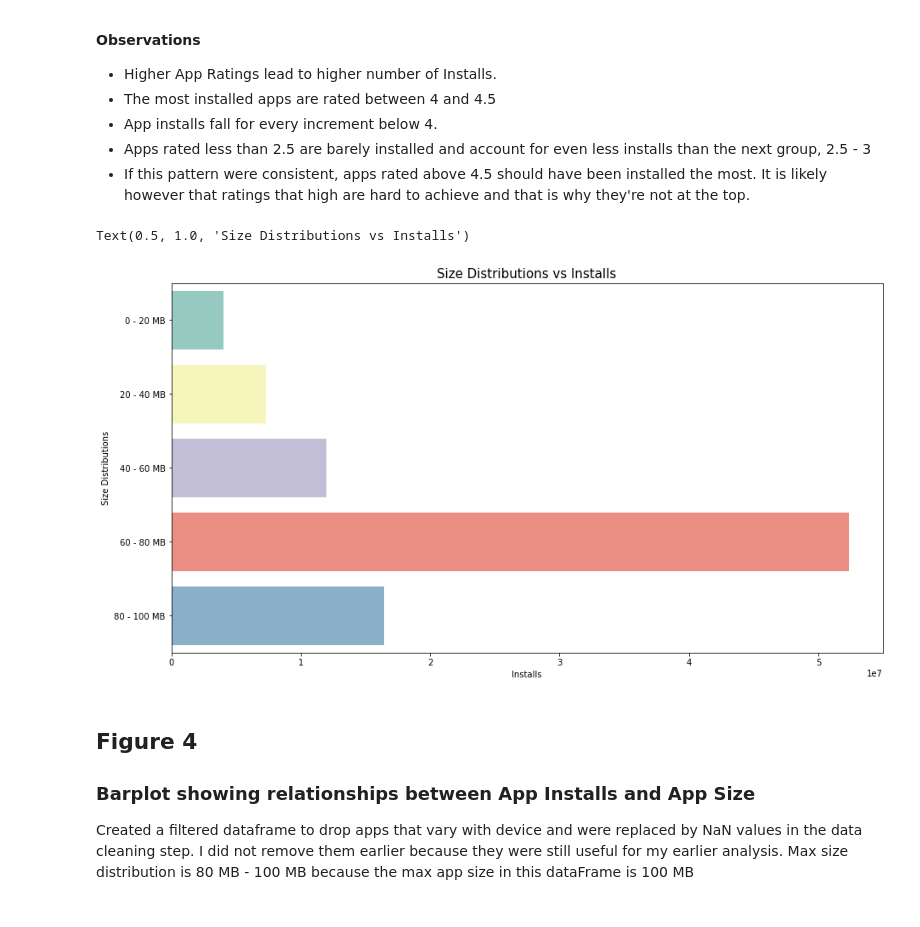
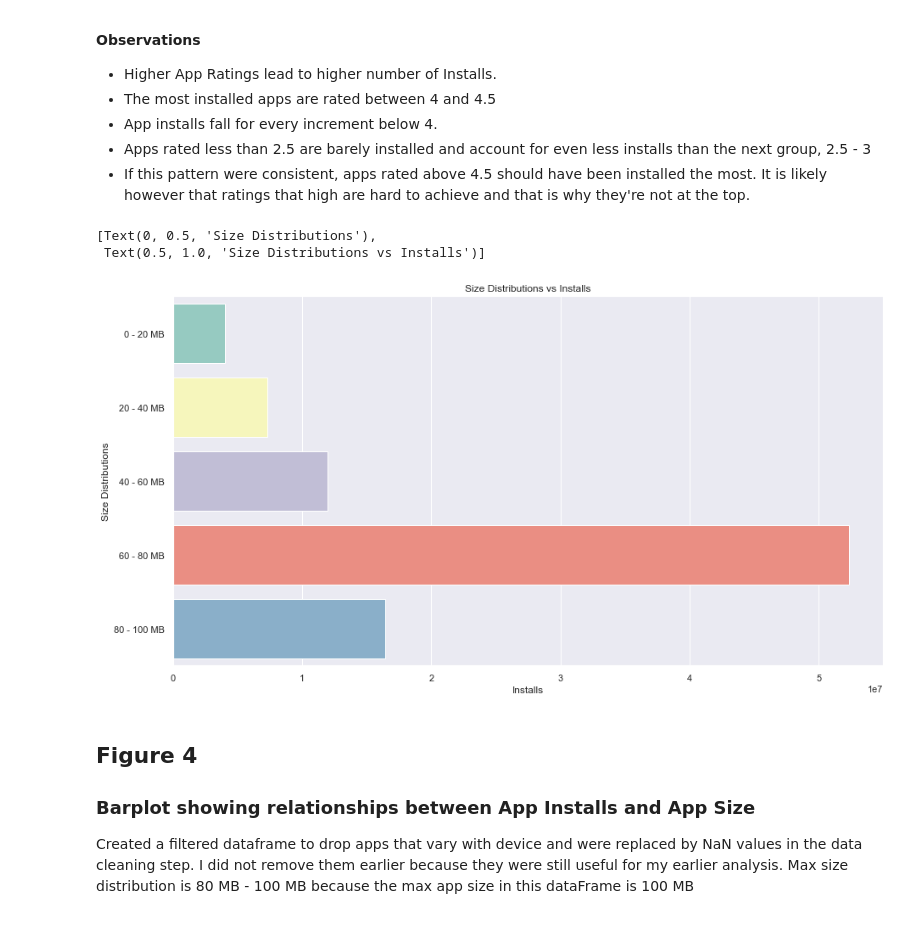
Before and after one commit to ubco-W2022T1-cosc301/project-group36, a Jupyter notebook: notebooks/analysis2.ipynb, the cells around one changed output. Drawn from its saved outputs; the diff is of its cells as text; code cells hidden in the pictures.

```diff
--- a/notebooks/analysis2.ipynb
+++ b/notebooks/analysis2.ipynb
@@ -240,4 +245,4 @@ Out of all the attributes, only Rating is categorized as a float. I need other n
 # %%
-sns.set(rc={"figure.figsize":(10, 5)})
-sns.countplot(data = df,x = 'Content Rating')
+sns.set(rc={"figure.figsize":(10, 20)})
+sns.stripplot(data=df, x= 'Content Rating', y="Category")
 # %% [output]
@@ -367,8 +367,7 @@ This makes sense as most of us use our phones for communication, using social me
 
 I will now look for other things that might have an impact on Installs.
 # %%
-plt.figure(figsize=(15,8))
+sns.set(rc={"figure.figsize":(15, 8)})
 corr= final.drop(['index'], axis = 1).corr()
 sns.heatmap(corr, annot=True)
-plt.show()
 # %% [output]
@@ -377,13 +377,11 @@ plt.show()
 ## Figure 2
 Heatmap showing the relationships attributes share with each other. Since my EDA showed me that paid apps are very few, I will not explore it further. I will examine App Size and App Rating since there is some correlation there.
 # %%
-plt.figure(figsize=(15,8))
+sns.set(rc={"figure.figsize":(15, 8)})
 sns.barplot(x = 'Installs',
             y = 'Rating_Dist',
         data = final,
             palette = 'Accent',
             errorbar = None
-)
-plt.ylabel("Rating Distributions")
-plt.title("Rating Distributions vs Installs", fontdict = {'fontsize' : 15})
+).set(ylabel="Rating Distributions", title = "Rating Distributions vs Installs")
 # %% [output]
@@ -401,19 +400,18 @@ Text(0.5, 1.0, 'Rating Distributions vs Installs')
 - Apps rated less than 2.5 are barely installed and account for even less installs than the next group, 2.5 - 3
 - If this pattern were consistent, apps rated above 4.5 should have been installed the most. It is likely however that ratings that high are hard to achieve and that is why they're not at the top.
 # %%
-plt.figure(figsize=(15,8))
+sns.set(rc={"figure.figsize":(15, 8)})
 filtered = final.dropna()
 sns.barplot(x = 'Installs',
             y = 'Size_MB_Dist',
         data = filtered,
             errorbar=None,
             palette ='Set3'
-)
-plt.ylabel("Size Distributions")
-plt.title("Size Distributions vs Installs", fontdict = {'fontsize' : 15})
+).set(ylabel="Size Distributions", title = "Size Distributions vs Installs")
 # %% [output]
-Text(0.5, 1.0, 'Size Distributions vs Installs')
+[Text(0, 0.5, 'Size Distributions'),
+ Text(0.5, 1.0, 'Size Distributions vs Installs')]
-[figure, old version]
+[figure, new version]
 # %% [markdown]
 ## Figure 4
 ### Barplot showing relationships between App Installs and App Size
```
Also changed, not shown: parts of 9 cells of this notebook, 1 other file.
